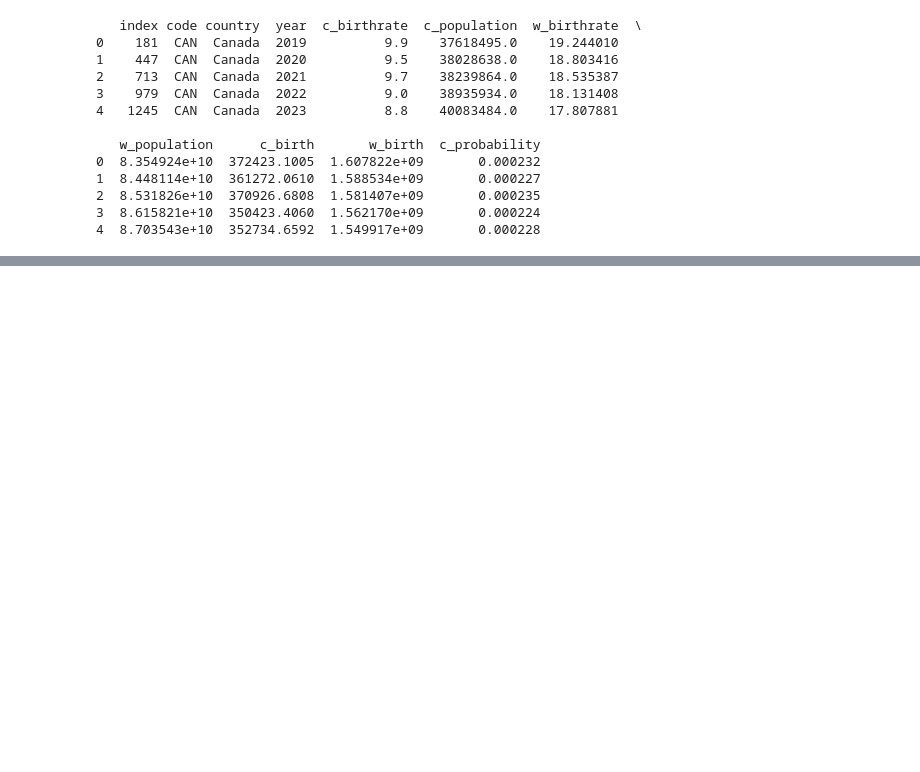
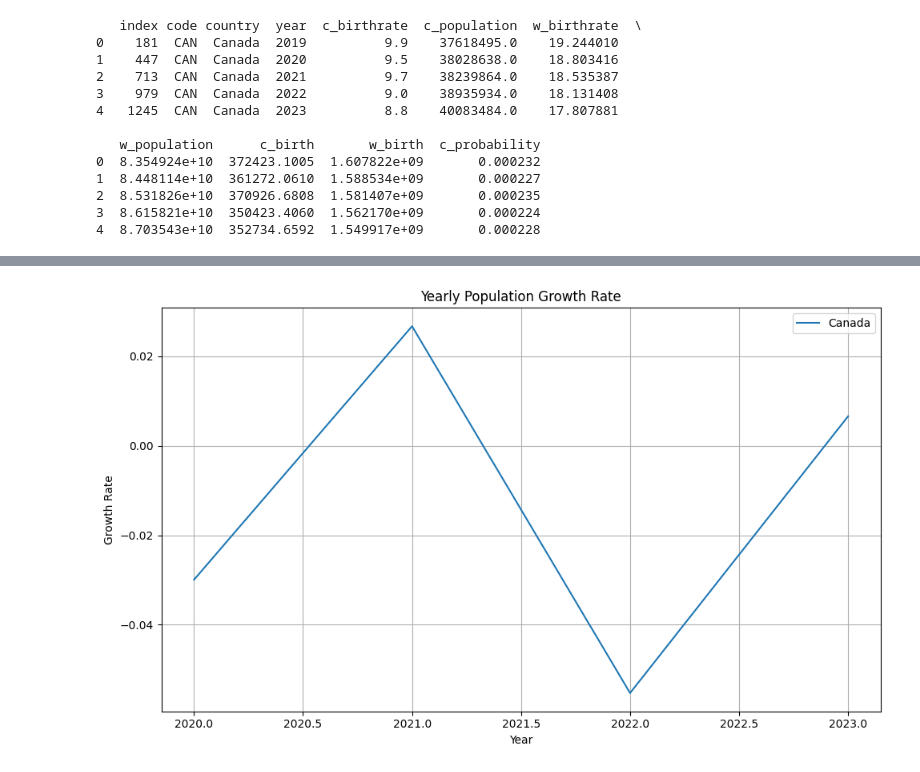
Before and after one commit to aleem-dev/DataAnalysis, a Jupyter notebook: ResearchExplore/Concepts/dsdt/dsdt.ipynb, the cells around one changed output, grey strips where cells are left out. Saved outputs shown, nothing was run; the diff lists cells and outputs as text; code cells hidden in the pictures; blank space fills up the shorter version.

```diff
--- a/ResearchExplore/Concepts/dsdt/dsdt.ipynb
+++ b/ResearchExplore/Concepts/dsdt/dsdt.ipynb
@@ -272,0 +296,4 @@ print(df_maple_roots.head())
+# %%
+# calculate percentage of growth
+df_maple_roots['c_birth_growth'] = df_maple_roots['c_birth'].pct_change()
+print(df_maple_roots.head())
@@ -272,0 +314,14 @@ print(df_maple_roots.head())
+# %%
+# plot growth rate
+plt.figure(figsize=(10,6))
+plt.plot(df_maple_roots['year'],df_maple_roots['c_birth_growth'], label=df_maple_roots['country'].iloc[0])
+
+plt.title("Yearly Population Growth Rate")
+plt.ylabel("Growth Rate")
+plt.xlabel("Year")
+plt.legend()
+plt.grid(True)
+plt.tight_layout()
+plt.show()
+# %% [output]
+[figure, added]
```
Also changed, not shown: parts of 3 cells of this notebook.
